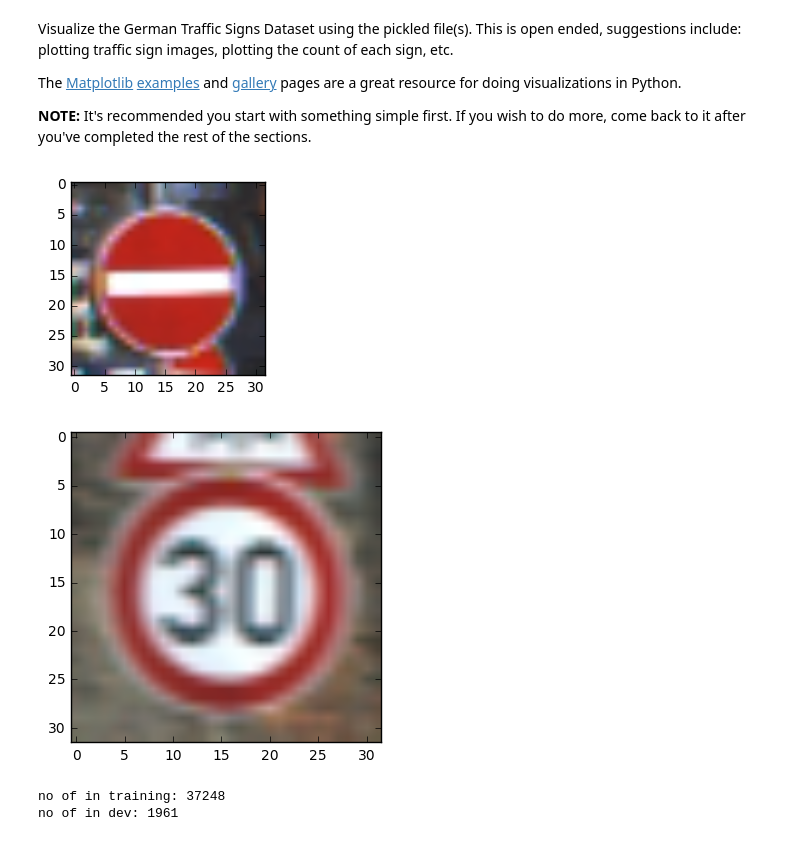
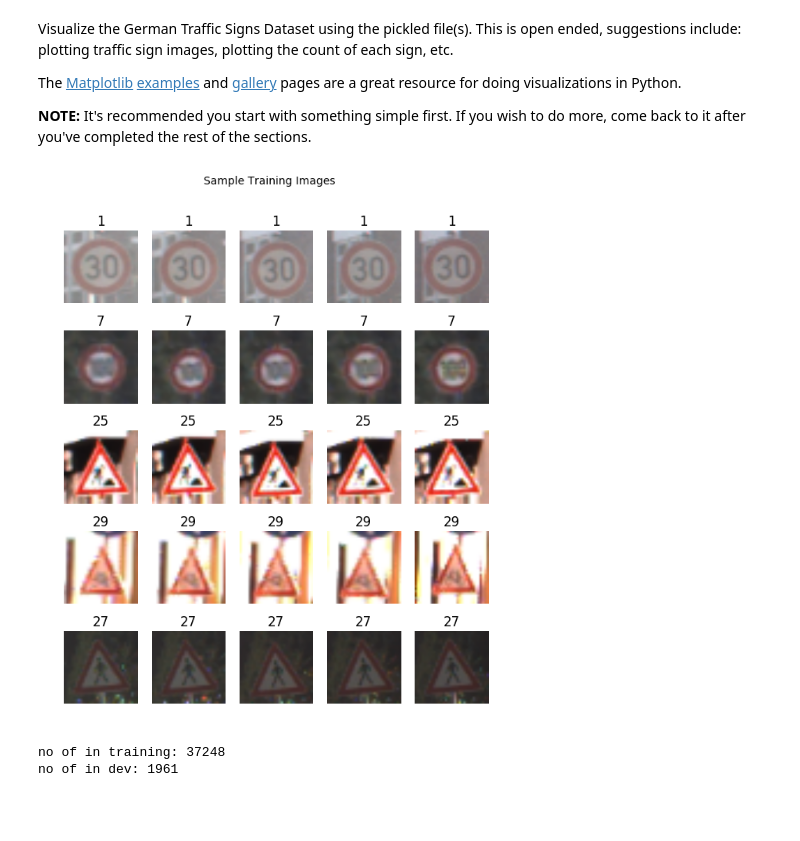
Before and after one commit to upul/Traffic-Signs, a Jupyter notebook: Traffic_Signs_Recognition.ipynb, the cells around one changed output. Cells and saved outputs as stored; diff of their text form; code cells hidden in the pictures; blank space fills up the shorter version.

Commit message:
data visualization started/

```diff
--- a/Traffic_Signs_Recognition.ipynb
+++ b/Traffic_Signs_Recognition.ipynb
@@ -19,8 +19,8 @@ import pickle
 
 # TODO: Fill this in based on where you saved the training and testing data
 
-training_file = './lab 2 data/train.p'
-testing_file = './lab 2 data/test.p'
+training_file = './data/train.p'
+testing_file = './data/test.p'
 
 with open(training_file, mode='rb') as f:
     train = pickle.load(f)
@@ -76,20 +76,33 @@ The [Matplotlib](http://matplotlib.org/) [examples](http://matplotlib.org/exampl
 # %%
 ### Data exploration visualization goes here.
 ### Feel free to use as many code cells as needed.
 import matplotlib.pyplot as plt
 # Visualizations will be shown in the notebook.
 %matplotlib inline
 
-plt.figure(figsize=(2.5,2.5))
-#rcParams['figure.figsize'] = 13, 13
-plt.imshow(X_test[1000, :, :, :])
-plt.show()
+def display_images(image_dataset, n_rows, n_cols):
+    plt.figure(figsize=(7, 8))
+    selected_classes = np.random.randint(44, size=n_rows)
+    image_number = 1
+    for row in selected_classes:
+        for col in range(1, n_cols + 1):
+            plt.subplot(n_rows, n_cols, image_number)
+            image_number += 1
+            x_selected = X_train[y_train == row]
+            plt.imshow(x_selected[col, :, :, :])
+            plt.axis('off')
+            plt.title(row)
 
-plt.imshow(X_train[1000, :, :, :])
-plt.show()
+    plt.suptitle('Sample Training Images')
+    plt.show()
+
+def draw_class_distribution():
+    pass
+
+
+display_images(X_train, 5, 5)
 # %% [output]
-[figure, old version]
+[figure, new version]
-[figure, removed]
 # %%
 class Dataset:
 
```
